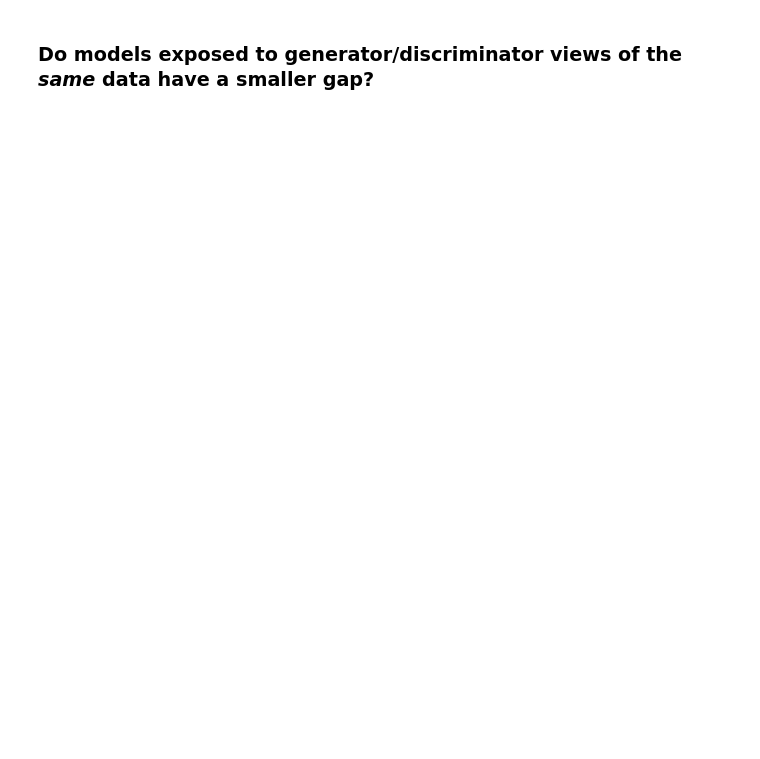
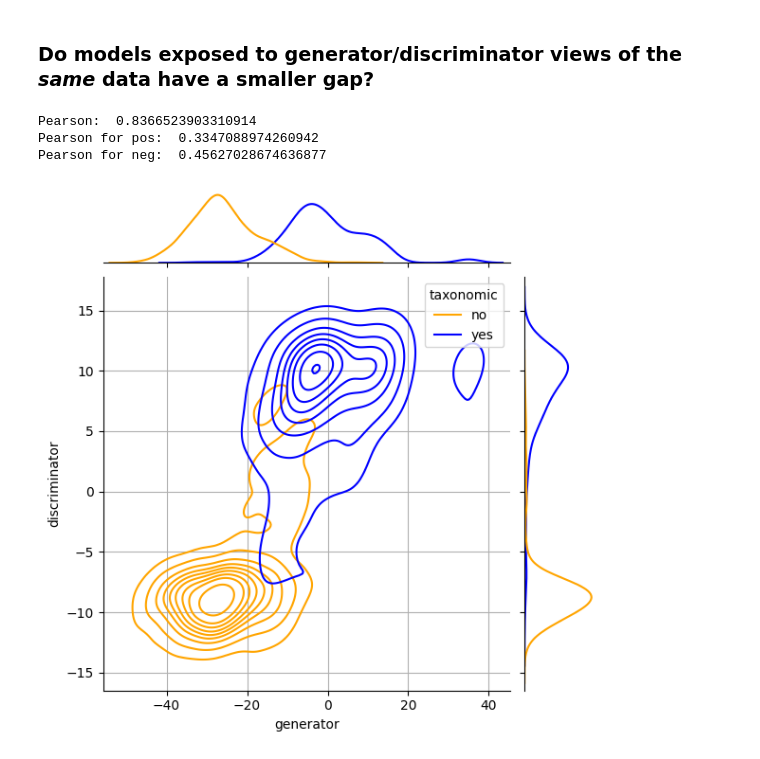
Before and after one commit to juand-r/lexical-inconsistency, a Jupyter notebook: notebooks/discriminator-validator.ipynb, the cells around one changed output. Saved outputs shown, nothing was run; the diff lists cells and outputs as text; code cells hidden in the pictures; blank space fills up the shorter version.

```diff
--- a/notebooks/discriminator-validator.ipynb
+++ b/notebooks/discriminator-validator.ipynb
@@ -33,0 +34,7 @@ gen = torch.load('../outputs/logodds/ftmodel--gemma-2-2b--discriminator--few--al
+# %%
+viz.plot_correlations(L_test, gen, disc)
+# %% [output]
+Pearson:  0.8366523903310914
+Pearson for pos:  0.3347088974260942
+Pearson for neg:  0.45627028674636877
+[figure, added]
```
Also changed, not shown: parts of 2 cells of this notebook.
